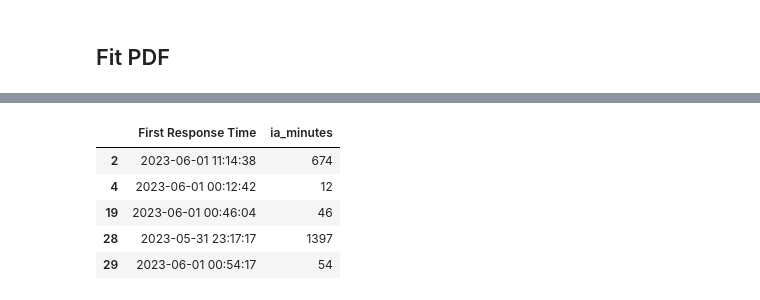
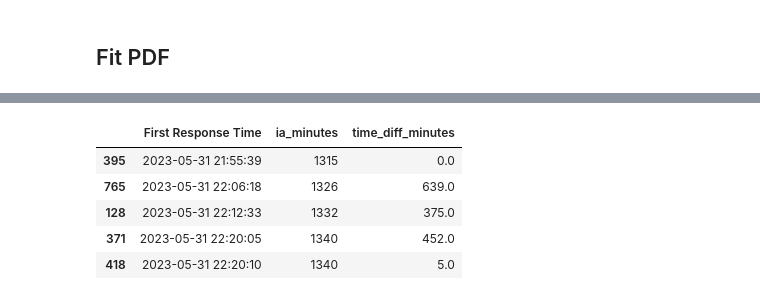
Before and after one commit to JuanCruzCaggiano/Simulacion-TP6, a Jupyter notebook: notebooks/fit_pdf.ipynb, the cells around one changed output, grey strips where cells are left out. Drawn from its saved outputs; the diff is of its cells as text; code cells hidden in the pictures.

```diff
--- a/notebooks/fit_pdf.ipynb
+++ b/notebooks/fit_pdf.ipynb
@@ -30,14 +30,17 @@ df.head()
 # %%
 data = pd.DataFrame()
 data['First Response Time'] = df['First Response Time']
 # we only care about the minutes
+data.sort_values(by='First Response Time', inplace=True)
 data['ia_minutes'] = data['First Response Time'].apply(lambda x: x.hour * 60 + x.minute)
+data['time_diff_minutes'] = data['First Response Time'].diff().dt.total_seconds()
+data['time_diff_minutes'] = data['time_diff_minutes'].fillna(0)
 data.head()
 # %% [output]
-|  | First Response Time | ia_minutes |
-| 2 | 2023-06-01 11:14:38 | 674 |
-| 4 | 2023-06-01 00:12:42 | 12 |
-| 19 | 2023-06-01 00:46:04 | 46 |
-| 28 | 2023-05-31 23:17:17 | 1397 |
-| 29 | 2023-06-01 00:54:17 | 54 |
+|  | First Response Time | ia_minutes | time_diff_minutes |
+| 395 | 2023-05-31 21:55:39 | 1315 | 0.0 |
+| 765 | 2023-05-31 22:06:18 | 1326 | 639.0 |
+| 128 | 2023-05-31 22:12:33 | 1332 | 375.0 |
+| 371 | 2023-05-31 22:20:05 | 1340 | 452.0 |
+| 418 | 2023-05-31 22:20:10 | 1340 | 5.0 |
 # %%
```
Also changed, not shown: parts of 14 cells of this notebook.
